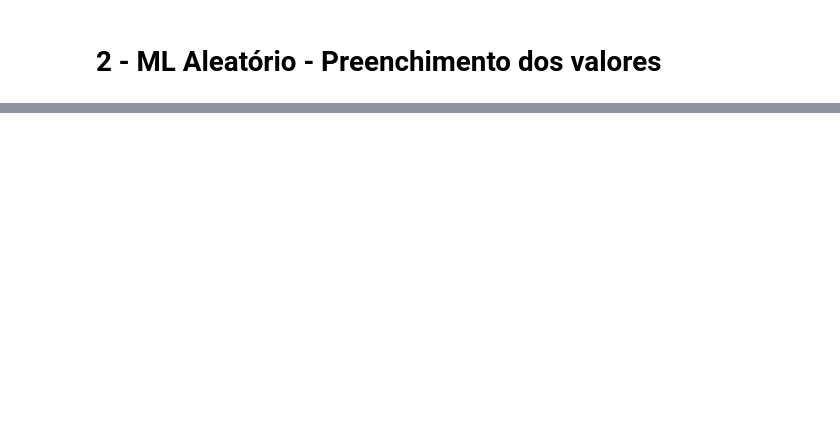
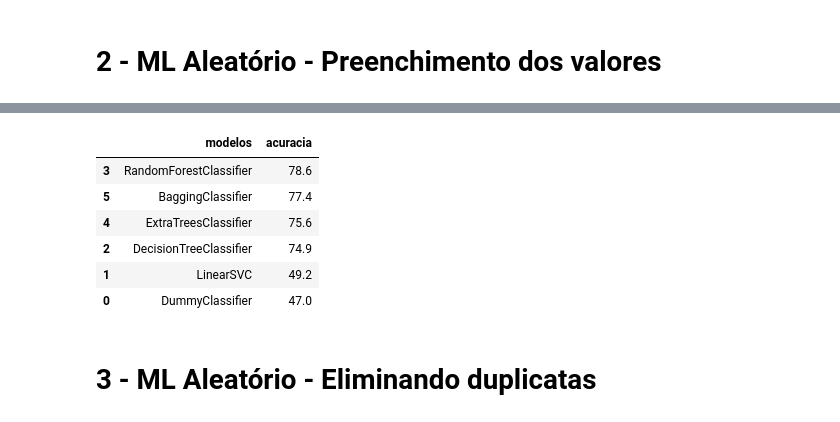
Before and after one commit to FranciscoFoz/machine-learning-training, a Jupyter notebook: spaceship-titanic.ipynb, the cells around one changed output, grey strips where cells are left out. Saved outputs shown, nothing was run; the diff lists cells and outputs as text; code cells hidden in the pictures; blank space fills up the shorter version.

```diff
--- a/spaceship-titanic.ipynb
+++ b/spaceship-titanic.ipynb
@@ -268,0 +296,28 @@ comparacao_modelos.sort_values(by='acuracia',ascending=False)
+# %%
+comparacao_modelos = pd.DataFrame(
+    {'modelos':
+        ['DummyClassifier',
+         'LinearSVC',
+         'DecisionTreeClassifier',
+         'RandomForestClassifier',
+         'ExtraTreesClassifier',
+         'BaggingClassifier'],
+    'acuracia':
+        [acuracia_modelo(DummyClassifier),
+         acuracia_modelo(LinearSVC),
+         acuracia_modelo(DecisionTreeClassifier),
+         acuracia_modelo(RandomForestClassifier),
+         acuracia_modelo(ExtraTreesClassifier),
+         acuracia_modelo(BaggingClassifier)]}
+    )
+comparacao_modelos.sort_values(by='acuracia',ascending=False)
+# %% [output]
+|  | modelos | acuracia |
+| 3 | RandomForestClassifier | 78.6 |
+| 5 | BaggingClassifier | 77.4 |
+| 4 | ExtraTreesClassifier | 75.6 |
+| 2 | DecisionTreeClassifier | 74.9 |
+| 1 | LinearSVC | 49.2 |
+| 0 | DummyClassifier | 47.0 |
+# %% [markdown]
+# 3 - ML Aleatório - Eliminando duplicatas
```
Also changed, not shown: parts of 7 cells of this notebook.
